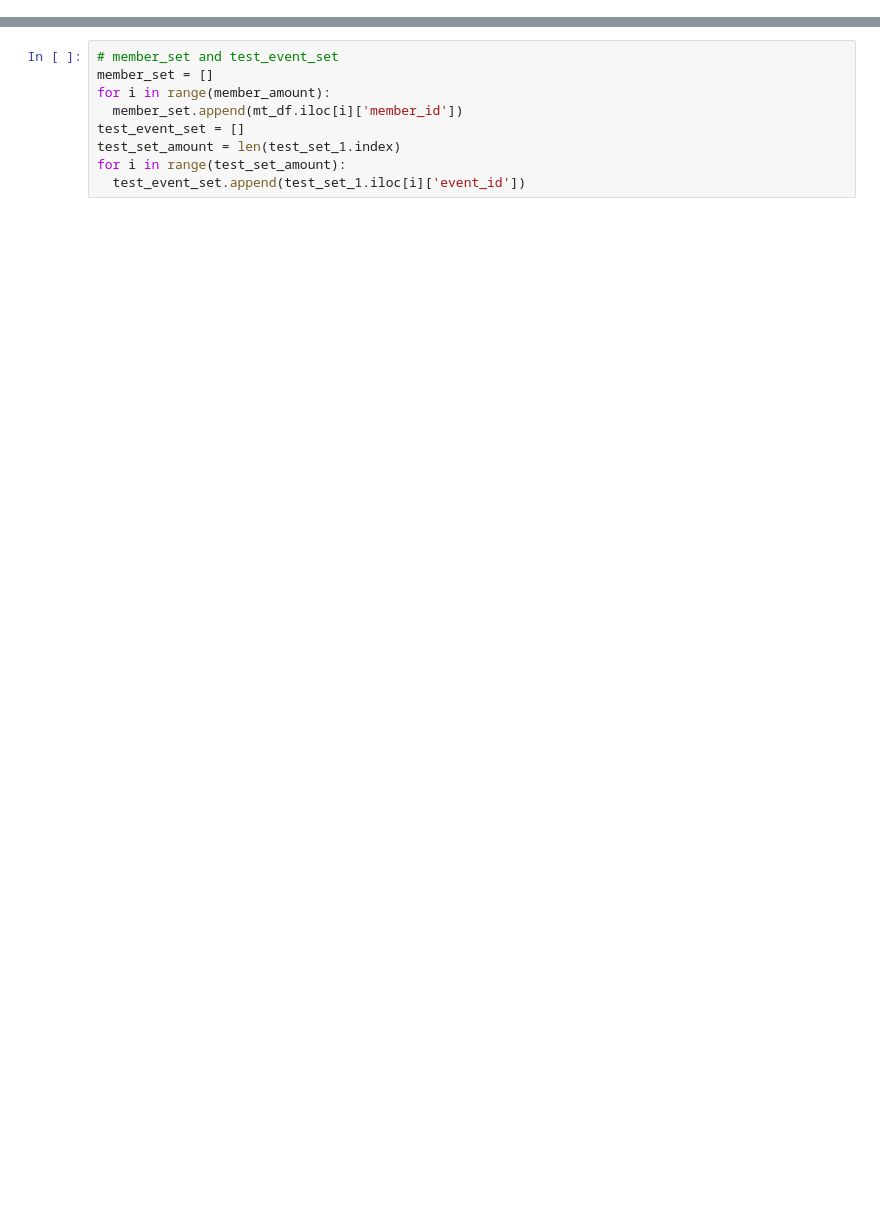
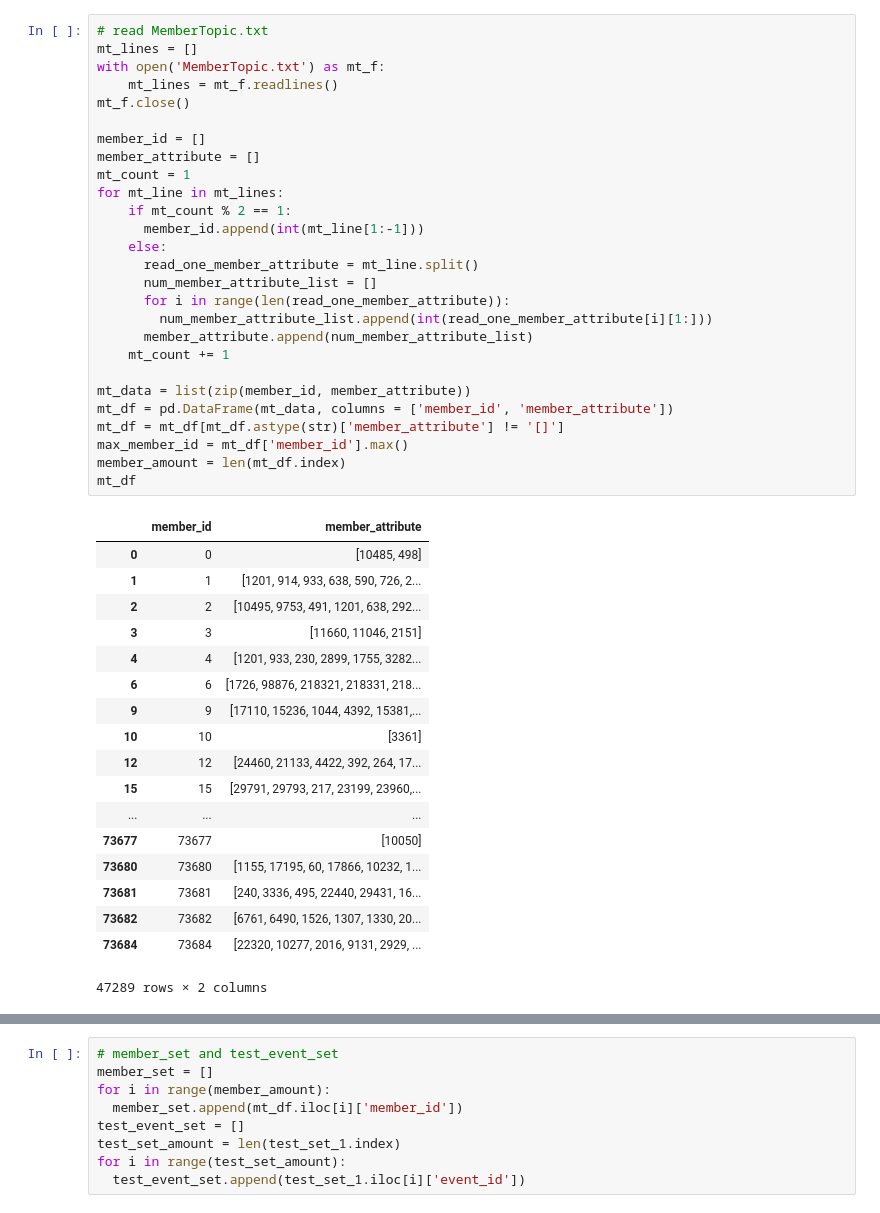
Before and after one commit to DixinFan/ustc_course_select, a Jupyter notebook: socomp.ipynb, the cells around one changed output, grey strips where cells are left out. Drawn from its saved outputs; the diff is of its cells as text; blank space fills up the shorter version.

```diff
--- a/socomp.ipynb
+++ b/socomp.ipynb
@@ -490,0 +64,46 @@ for i in range(Neighbor_random_size):
+# %%
+# read MemberTopic.txt
+mt_lines = []
+with open('MemberTopic.txt') as mt_f:
+    mt_lines = mt_f.readlines()
+mt_f.close()
+
+member_id = []
+member_attribute = []
+mt_count = 1
+for mt_line in mt_lines:
+    if mt_count % 2 == 1:
+      member_id.append(int(mt_line[1:-1]))
+    else:
+      read_one_member_attribute = mt_line.split()
+      num_member_attribute_list = []
+      for i in range(len(read_one_member_attribute)):
+        num_member_attribute_list.append(int(read_one_member_attribute[i][1:]))
+      member_attribute.append(num_member_attribute_list)
+    mt_count += 1
+
+mt_data = list(zip(member_id, member_attribute))
+mt_df = pd.DataFrame(mt_data, columns = ['member_id', 'member_attribute'])
+mt_df = mt_df[mt_df.astype(str)['member_attribute'] != '[]']
+max_member_id = mt_df['member_id'].max()
+member_amount = len(mt_df.index)
+mt_df
+# %% [output]
+|  | member_id | member_attribute |
+| 0 | 0 | [10485, 498] |
+| 1 | 1 | [1201, 914, 933, 638, 590, 726, 2... |
+| 2 | 2 | [10495, 9753, 491, 1201, 638, 292... |
+| 3 | 3 | [11660, 11046, 2151] |
+| 4 | 4 | [1201, 933, 230, 2899, 1755, 3282... |
+| 6 | 6 | [1726, 98876, 218321, 218331, 218... |
+| 9 | 9 | [17110, 15236, 1044, 4392, 15381,... |
+| 10 | 10 | [3361] |
+| 12 | 12 | [24460, 21133, 4422, 392, 264, 17... |
+| 15 | 15 | [29791, 29793, 217, 23199, 23960,... |
+| ... | ... | ... |
+| 73677 | 73677 | [10050] |
+| 73680 | 73680 | [1155, 17195, 60, 17866, 10232, 1... |
+| 73681 | 73681 | [240, 3336, 495, 22440, 29431, 16... |
+| 73682 | 73682 | [6761, 6490, 1526, 1307, 1330, 20... |
+| 73684 | 73684 | [22320, 10277, 2016, 9131, 2929, ... |
+47289 rows × 2 columns
```
Also changed, not shown: parts of 47 cells of this notebook.
